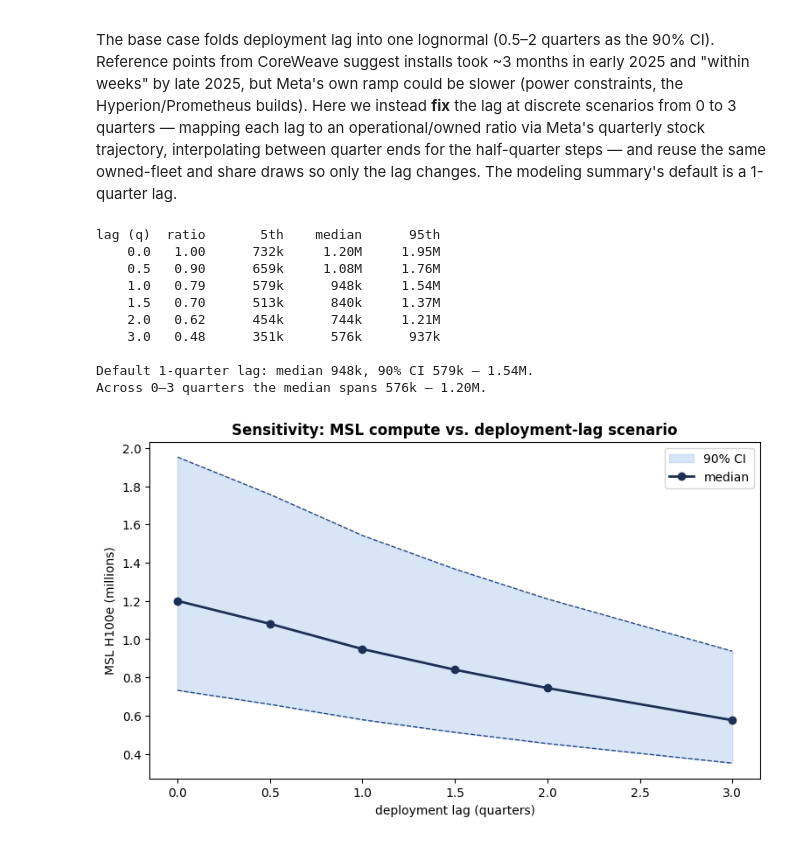
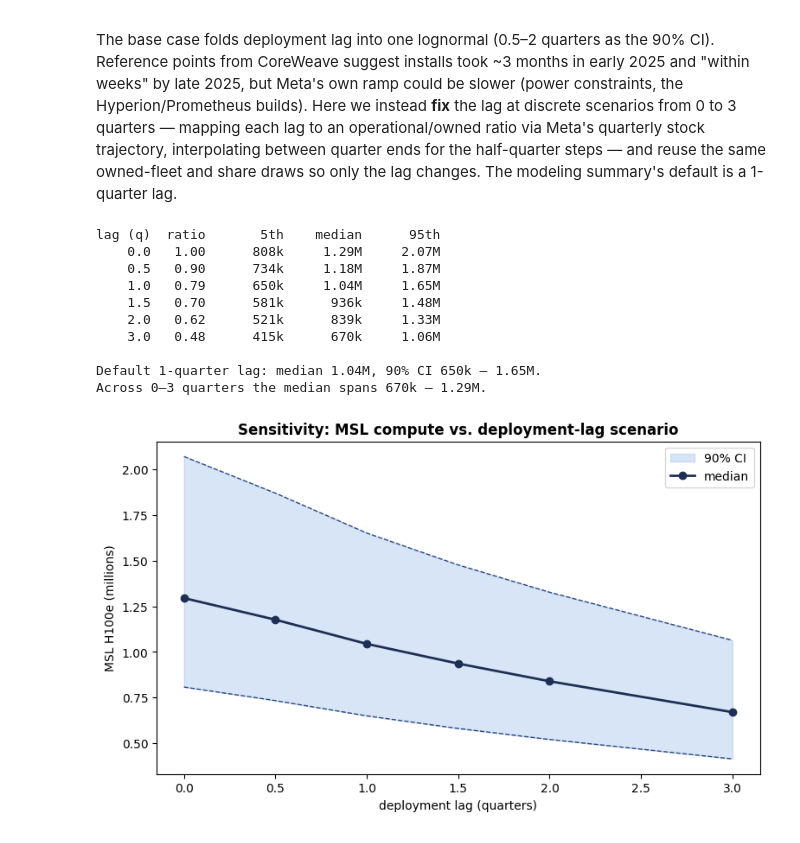
Before and after one commit to epoch-research/ai-companies, a Jupyter notebook: ai-lab-compute/msl_compute_model.ipynb, the cells around one changed output. Cells and saved outputs as stored; diff of their text form; code cells hidden in the pictures.

```diff
--- a/ai-lab-compute/msl_compute_model.ipynb
+++ b/ai-lab-compute/msl_compute_model.ipynb
@@ -188,5 +213,26 @@ MSL share of operational compute
 # %%
-msl_compute = operational * msl_share_samples
+HOURS_PER_YEAR = 8760  # rented capacity bills around the clock
 
-summary("MSL H100e", msl_compute);
+# 25% chance nothing was online; otherwise to(0.5, 3.5) capped at $5B/yr.
+p_nothing_online = PARAMS["cloud_p_nothing_online"]  # const row -> plain float
+cloud_spend = sq.zero_inflated(p_nothing_online, PARAMS["cloud_spend_run_rate"])
+cloud_spend_samples = cloud_spend @ N_SAMPLES  # $B/yr
+
+# Rental price per H100e-hour, anchored on SemiAnalysis InferenceX (August
+# 2025 pricing surveys, https://inferencex.semianalysis.com/inference):
+# GB200 $3.30/GPU-hr and GB300 $3.96/GPU-hr, both
+# ~2.5 H100e per GPU, so the GB200–GB300 range gives a 90% CI of $1.32–1.58
+# per H100e-hour.
+# - InferenceX labels these "TCO" but the dashboard is set to 3-year rental
+#   prices; Meta's deals run 5–6 years, so 3-year pricing is only a proxy.
+# - Pricing on very large cloud deals spiked in spring 2026 (e.g. the SpaceX
+#   deals), but that repricing postdates Meta's fall-2025 contracts.
+price_per_h100e_hour = sq.to(3.30 / 2.5, 3.96 / 2.5)
+
+rented_h100e = (cloud_spend_samples * 1e9
+                / ((price_per_h100e_hour @ N_SAMPLES) * HOURS_PER_YEAR))
+
+print(f"P(no rented capacity) = {np.mean(cloud_spend_samples == 0):.0%}\n")
+summary("Cloud spend run rate ($B/yr)", cloud_spend_samples)
+summary("Rented H100e", rented_h100e);
 # %% [output]
@@ -334,7 +412,7 @@ for name, samples, y in [("Owned", total_owned, 2),
                     xerr=[[(med - lo) / 1e6], [(hi - med) / 1e6]],
                     fmt="none", ecolor="#1d2f54", elinewidth=1.6,
                     capsize=5, capthick=1.6, zorder=3)
-        spans.append((f"· {share_of_op:.0%} of operational",
+        spans.append((f"· {share_of_op:.0%} of operational + rented",
                       dict(fontsize=9.5, color="#2B6CB8")))
     else:
         ax.barh(y, med / 1e6, height=bar_h, color="#C9C9C9")
@@ -393,7 +472,8 @@ share_scenarios = [
 rows = []
 print(f"{'share CI':>28}  {'5th':>8}  {'median':>8}  {'95th':>8}  {'90% CI width':>13}")
 for label, share_samples in share_scenarios:
-    pc = sq.get_percentiles(operational * share_samples, percentiles=[5, 50, 95])
+    pc = sq.get_percentiles(operational * share_samples + rented_h100e,
+                            percentiles=[5, 50, 95])
     rows.append((label, pc[5], pc[50], pc[95]))
     print(f"{label:>28}  {fmt(pc[5]):>8}  {fmt(pc[50]):>8}  {fmt(pc[95]):>8}  "
           f"{fmt(pc[95] - pc[5]):>13}")
@@ -470,45 +550,45 @@ lag_scenarios = [
 
 rows = []
 for lag_q, ratio in lag_scenarios:
-    msl = total_owned * ratio * msl_share_samples
+    msl = total_owned * ratio * msl_share_samples + rented_h100e
     pc = sq.get_percentiles(msl, percentiles=[5, 50, 95])
     rows.append((lag_q, ratio, pc[5], pc[50], pc[95]))
 
 print(f"{'lag (q)':>7}  {'ratio':>5}  {'5th':>8}  {'median':>8}  {'95th':>8}")
 for lag_q, ratio, lo, med, hi in rows:
     print(f"{lag_q:>7.1f}  {ratio:>5.2f}  {fmt(lo):>8}  {fmt(med):>8}  {fmt(hi):>8}")
 
 one_q = next(r for r in rows if r[0] == 1.0)
 print(f"\nDefault 1-quarter lag: median {fmt(one_q[3])}, "
       f"90% CI {fmt(one_q[2])} – {fmt(one_q[4])}.")
 print(f"Across 0–3 quarters the median spans "
       f"{fmt(rows[-1][3])} – {fmt(rows[0][3])}.")
 
 lags = [r[0] for r in rows]
 los = np.array([r[2] for r in rows]) / 1e6
 meds = np.array([r[3] for r in rows]) / 1e6
 his = np.array([r[4] for r in rows]) / 1e6
 
 fig, ax = plt.subplots(figsize=(9, 5))
 ax.fill_between(lags, los, his, color="#7FA9E6", alpha=0.30, label="90% CI")
 ax.plot(lags, his, "--", color="#2B4A7E", lw=1)
 ax.plot(lags, los, "--", color="#2B4A7E", lw=1)
 ax.plot(lags, meds, "o-", color="#1d2f54", lw=2, label="median")
 ax.set_xlabel("deployment lag (quarters)")
 ax.set_ylabel("MSL H100e (millions)")
 ax.set_title("Sensitivity: MSL compute vs. deployment-lag scenario",
              weight="bold")
 ax.legend()
 plt.show()
 # %% [output]
 lag (q)  ratio       5th    median      95th
-    0.0   1.00      732k     1.20M     1.95M
-    0.5   0.90      659k     1.08M     1.76M
-    1.0   0.79      579k      948k     1.54M
-    1.5   0.70      513k      840k     1.37M
-    2.0   0.62      454k      744k     1.21M
-    3.0   0.48      351k      576k      937k
+    0.0   1.00      808k     1.29M     2.07M
+    0.5   0.90      734k     1.18M     1.87M
+    1.0   0.79      650k     1.04M     1.65M
+    1.5   0.70      581k      936k     1.48M
+    2.0   0.62      521k      839k     1.33M
+    3.0   0.48      415k      670k     1.06M
 
-Default 1-quarter lag: median 948k, 90% CI 579k – 1.54M.
-Across 0–3 quarters the median spans 576k – 1.20M.
+Default 1-quarter lag: median 1.04M, 90% CI 650k – 1.65M.
+Across 0–3 quarters the median spans 670k – 1.29M.
-[figure, old version]
+[figure, new version]
```
Also changed, not shown: parts of 12 cells of this notebook, 42 other files.
